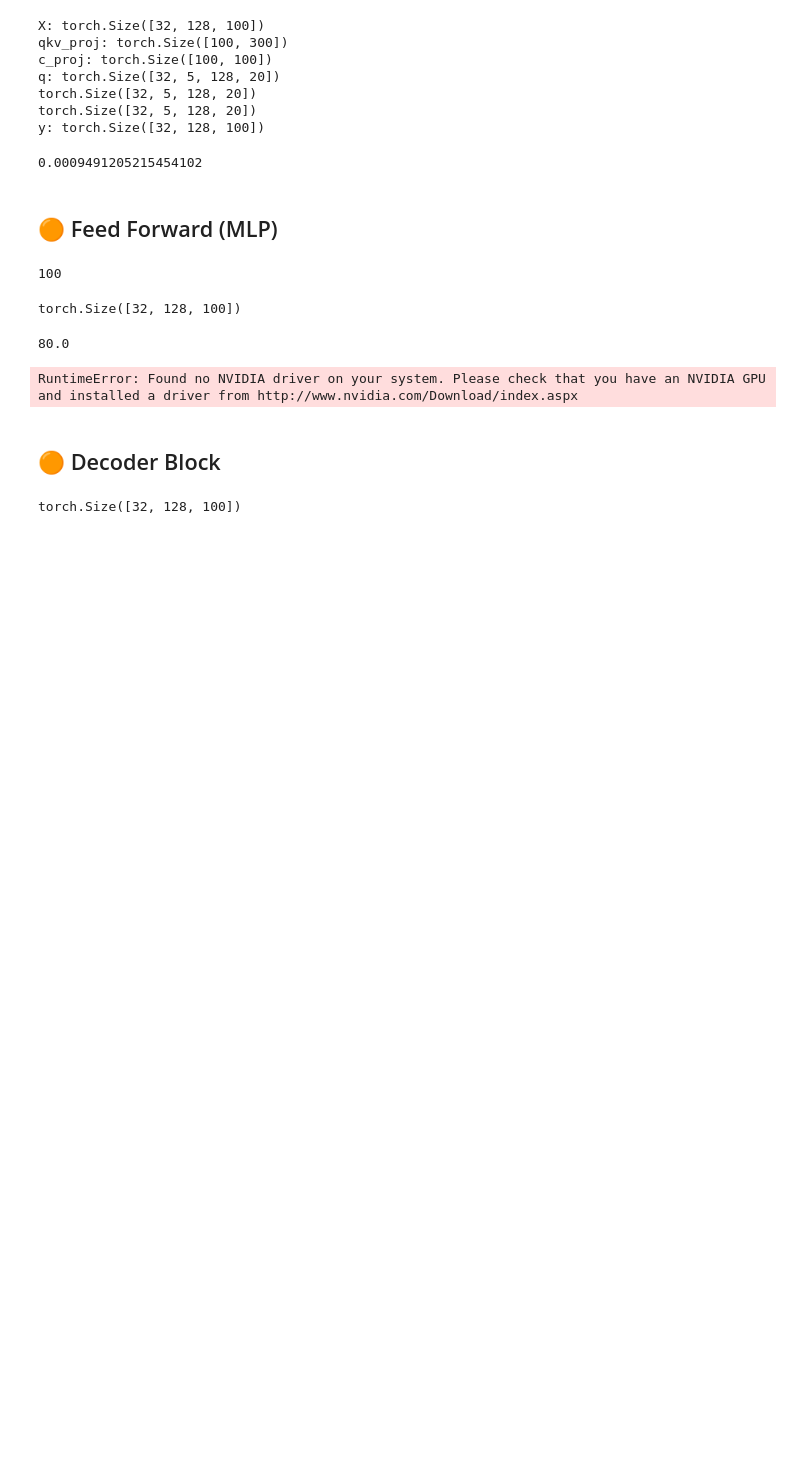
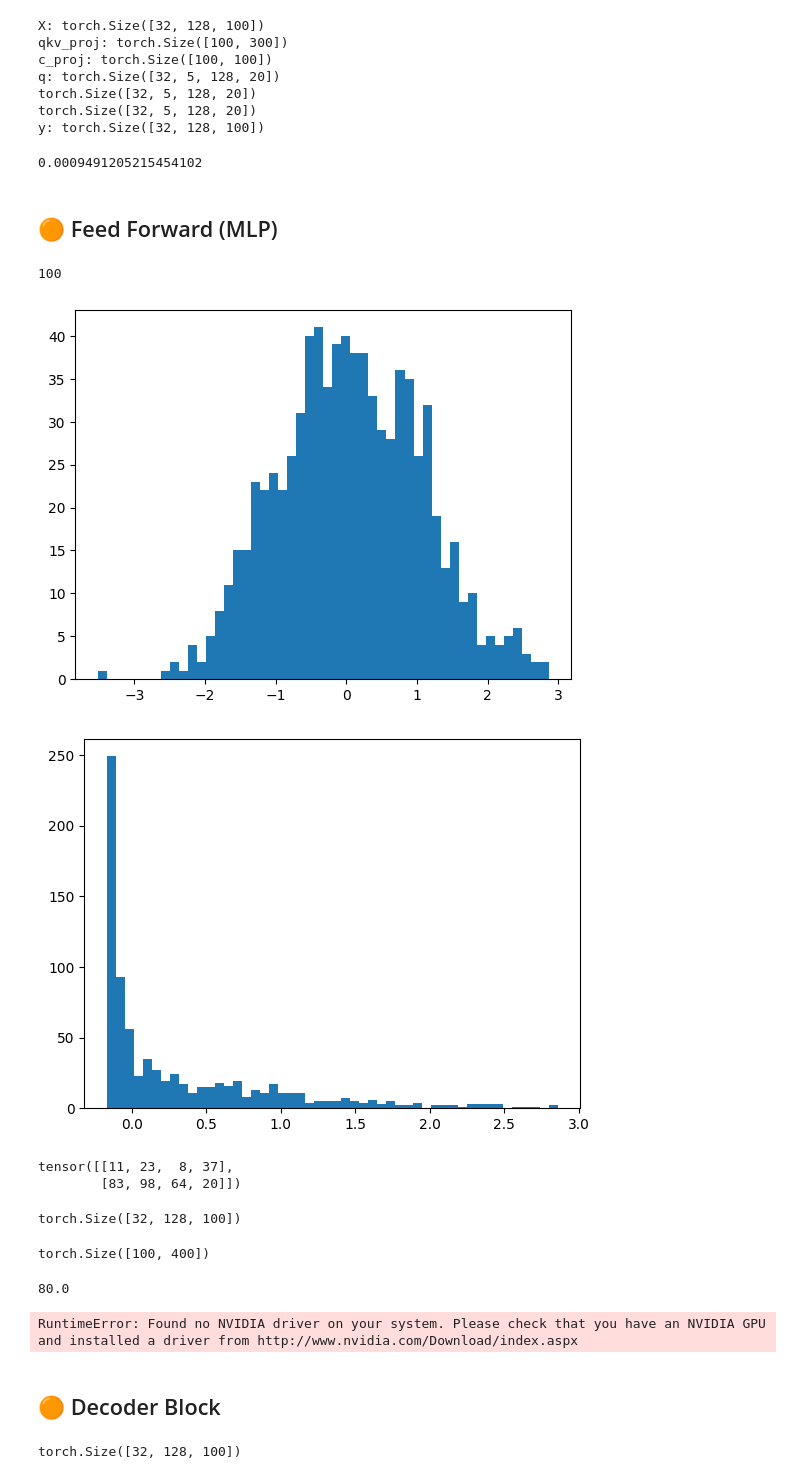
Before and after one commit to babak3548/Howsam, a Jupyter notebook: Word2VecWithPytorchV3.ipynb, the cells around one changed output. Drawn from its saved outputs; the diff is of its cells as text; code cells hidden in the pictures; blank space fills up the shorter version.

```diff
--- a/Word2VecWithPytorchV3.ipynb
+++ b/Word2VecWithPytorchV3.ipynb
@@ -559,11 +557,25 @@ class FeedForward(nn.Module):
 
     def forward(self, x):
         return self.down_proj(F.gelu(self.up_proj(x)))
+# %%
+x1=torch.randn(2,4,100)
+plt.hist(x1.flatten(), bins=50);
+plt.show()
+plt.hist(F.gelu(x1).flatten(), bins=50);
+plt.show()
+F.gelu(x1).argmax(dim=-1)
+# %% [output]
+[figure, added]
+[figure, added]
+tensor([[11, 23,  8, 37],
+        [83, 98, 64, 20]])
 # %%
 feedfor = FeedForward(config)
-feedfor(x).shape
+print(feedfor(x).shape)
+feedfor.up_proj.weight.T.shape
 # %% [output]
 torch.Size([32, 128, 100])
+torch.Size([100, 400])
 # %%
 num_trainable_params(feedfor)*1000
 # %% [output]
```
Also changed, not shown: parts of 3 cells of this notebook.
